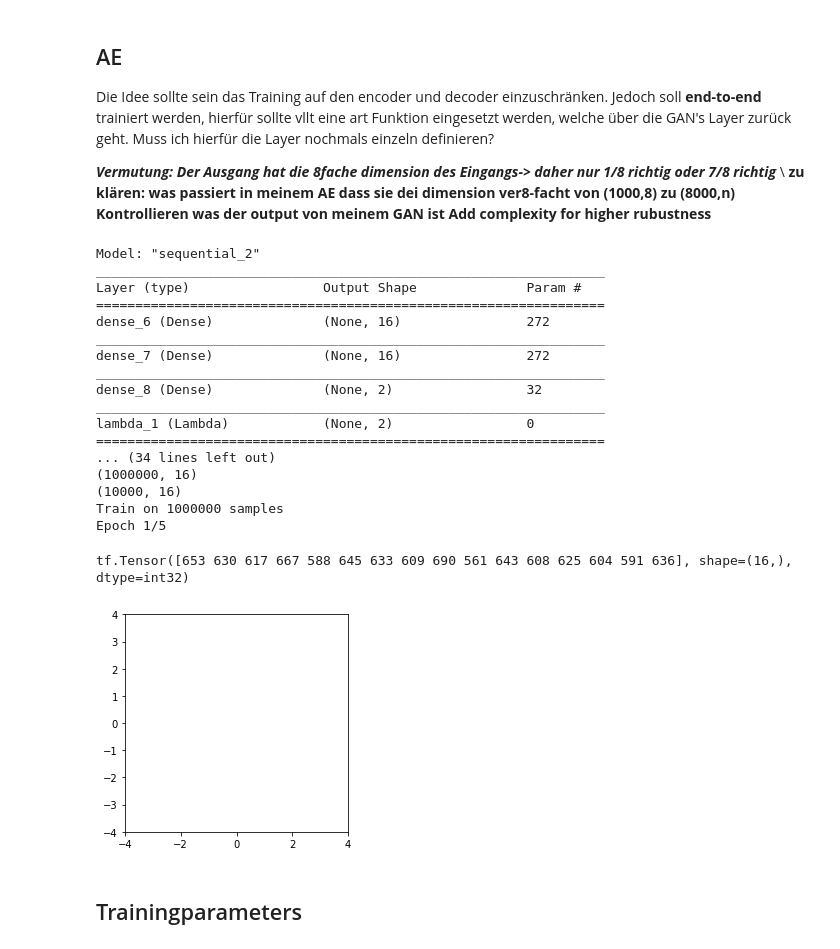
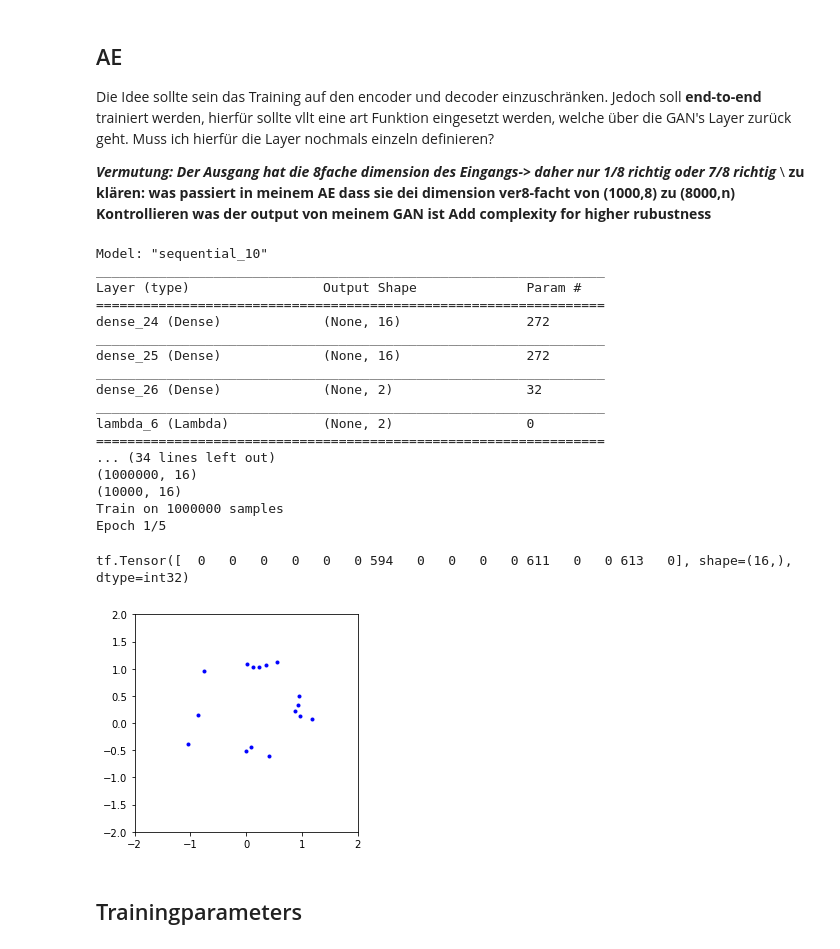
Before and after one commit to YBen1/Autoencoder_communication_sytem_with_GAN_channel-estimation, a Jupyter notebook: MA_GAN_estimation.ipynb, the cells around one changed output. Drawn from its saved outputs; the diff is of its cells as text; code cells hidden in the pictures.

Commit message:
Set the input_size for the generator, this fixed the problem with getting '[none]' as result

```diff
--- a/MA_GAN_estimation.ipynb
+++ b/MA_GAN_estimation.ipynb
@@ -93,7 +93,7 @@ def generator_noise(input):
   inputs = tf.concat(values=[input, G_n], axis=1)
   return inputs
 
-def generator(x = tf.keras.Input(shape=(batch_size,)),training = False):
+def generator(x = tf.keras.Input(shape=(batch_size,n)),training = False):
   model = tf.keras.Sequential()
   model.add(tf.keras.layers.Lambda(generator_noise))
   model.add(tf.keras.layers.Dense(32,use_bias=True, activation='relu'))#, input_shape=(2*n,))
@@ -296,7 +296,7 @@ def test_eval(real_eval_data,fake_eval_data,inputs):
 # %% [markdown]
 ### Define the training loop
 # %%
-epochs = 20
+epochs = 10
 steps_per_epoches = 50
 batch_size = 100
 
@@ -305,7 +305,7 @@ evaluation_per_epochs = 100
 noise_dim = n        #noch ändern wenn ich noise ändere
 num_examples_to_generate = 16
 # %%
-def train(epochs, steps_per_epoches , batch_size):
+def train(epochs, steps_per_epoches , batch_size, generator, discriminator):
   start = time.time()
   counter = 0
   epoch = 0
@@ -313,7 +313,7 @@ def train(epochs, steps_per_epoches , batch_size):
     start = time.time()
     #print(massege_batch)
     counter += 1
-    train_step(epoch, steps_per_epoches , batch_size)
+    train_step(epoch, steps_per_epoches , batch_size, generator, discriminator)
     if counter%5 == 0:
       print("counter %d:" % (counter))
     if counter%5 == 0:
@@ -323,6 +323,12 @@ def train(epochs, steps_per_epoches , batch_size):
 
 
 
+  checkpoint_path = "training_1/cp.ckpt"
+  checkpoint_dir = os.path.dirname(checkpoint_path)
+
+  cp_callback = tf.keras.callbacks.ModelCheckpoint(checkpoint_path,
+                                                 save_weights_only=False,
+                                                 verbose=1)
 
   print ('Time for the training is {} sec,'.format( time.time()-start))
 
@@ -384,7 +390,7 @@ def train_step(epoch, steps_per_epoches , batch_size):
 ## Train the model
 # %%
 %%time
-train(epochs, steps_per_epoches , batch_size)
+train(epochs, steps_per_epoches , batch_size, generator, discriminator)
 
 generator.summary()
 discriminator.summary()
@@ -543,17 +526,17 @@ AE = get_AE(encoder, generator, decoder)
 AE.compile(optimizer='adam',loss='categorical_crossentropy',metrics=['accuracy'])
 history = AE.fit(data, data, batch_size=100,steps_per_epoch=1100, epochs=5)
 # %% [output]
-Model: "sequential_2"
+Model: "sequential_10"
 _________________________________________________________________
 Layer (type)                 Output Shape              Param #
 =================================================================
-dense_6 (Dense)              (None, 16)                272
+dense_24 (Dense)             (None, 16)                272
 _________________________________________________________________
-dense_7 (Dense)              (None, 16)                272
+dense_25 (Dense)             (None, 16)                272
 _________________________________________________________________
-dense_8 (Dense)              (None, 2)                 32
+dense_26 (Dense)             (None, 2)                 32
 _________________________________________________________________
-lambda_1 (Lambda)            (None, 2)                 0
+lambda_6 (Lambda)            (None, 2)                 0
 =================================================================
 ... (34 lines left out)
 (1000000, 16)
@@ -594,17 +577,17 @@ diff_test =  test_diff_eval(test_data, testTest)
 # %%
 print(sum(diff_test))
 # %% [output]
-tf.Tensor([653 630 617 667 588 645 633 609 690 561 643 608 625 604 591 636], shape=(16,), dtype=int32)
+tf.Tensor([  0   0   0   0   0   0 594   0   0   0   0 611   0   0 613   0], shape=(16,), dtype=int32)
 # %%
 tes_data = np.eye(M, dtype = int)
 coding= encoder.predict(tes_data)
 fig = plt.figure(figsize=(4,4))
 plt.plot(coding[:,0], coding[:,1],"b.")
-plt.gca().set_ylim(-4,4)
-plt.gca().set_xlim(-4,4)
+plt.gca().set_ylim(-2,2)
+plt.gca().set_xlim(-2,2)
 plt.show()
 # %% [output]
-[figure, old version]
+[figure, new version]
 # %% [markdown]
 ## Trainingparameters
 # %%
```
Also changed, not shown: parts of 7 cells of this notebook.
